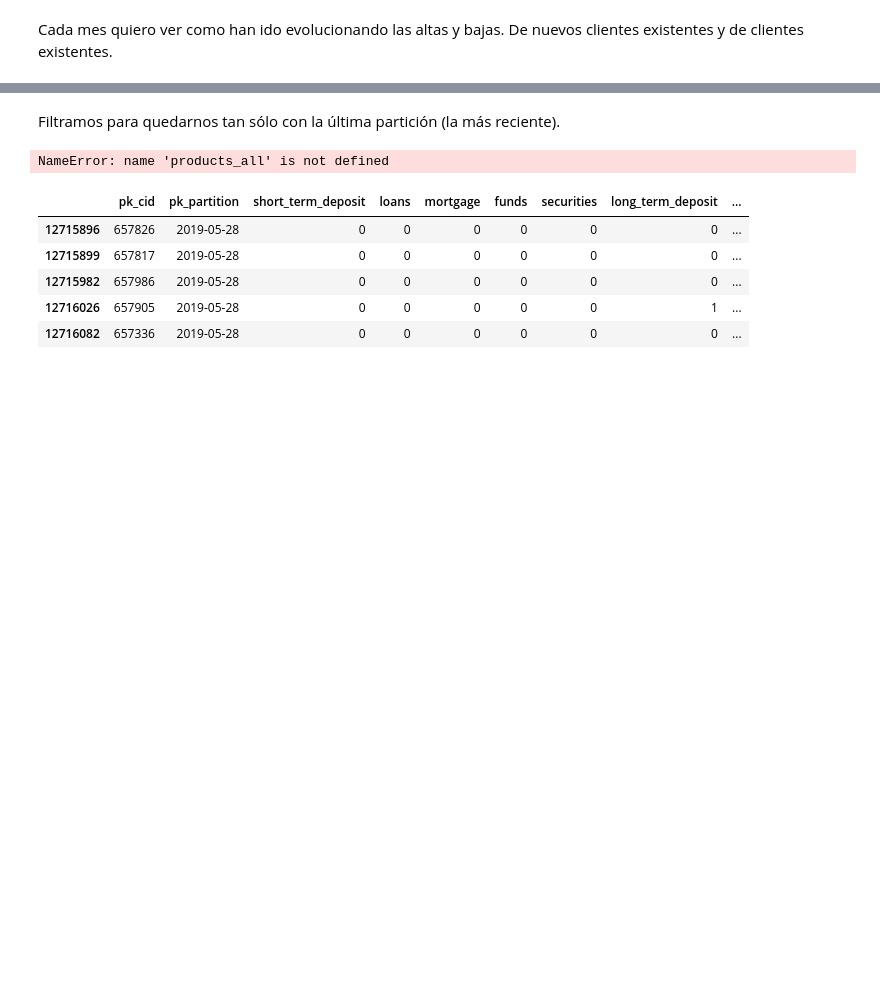
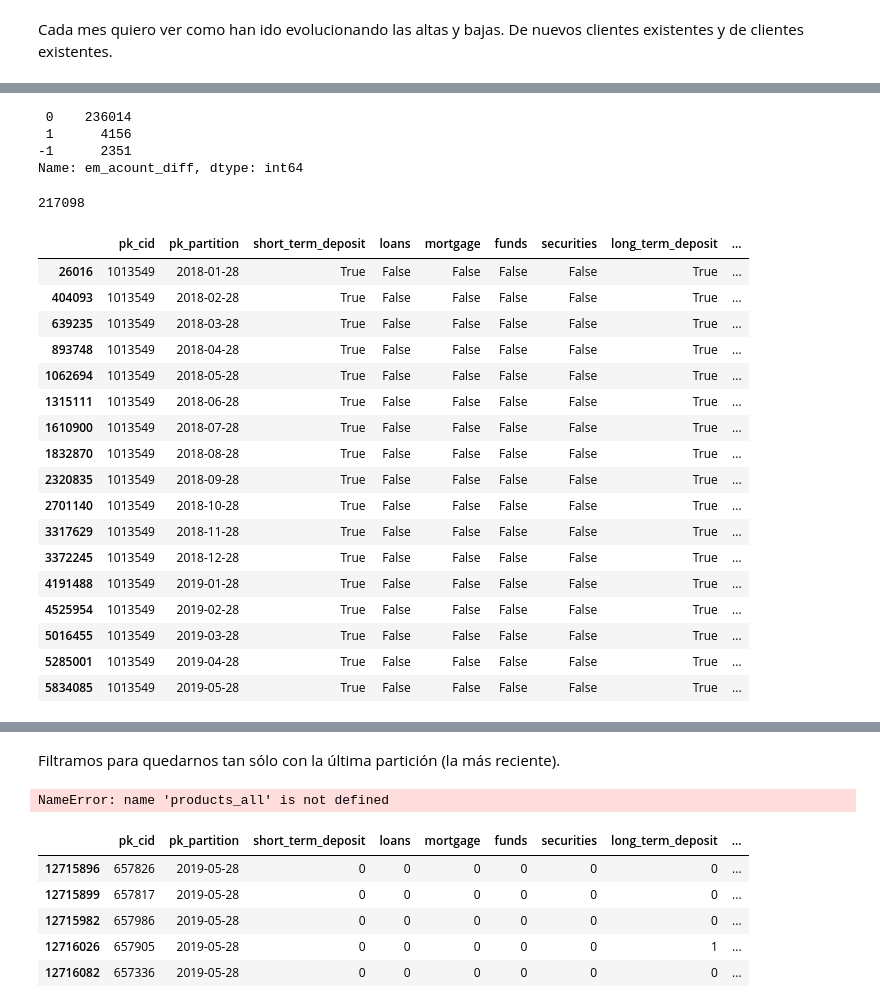
Before and after one commit to carlosperez1997/NDS_ProyectoFinal, a Jupyter notebook: eda_products.ipynb, the cells around one changed output, grey strips where cells are left out. Saved outputs shown, nothing was run; the diff lists cells and outputs as text; code cells hidden in the pictures; blank space fills up the shorter version.

```diff
--- a/eda_products.ipynb
+++ b/eda_products.ipynb
@@ -223,0 +394,34 @@ for prod in list_products:
+# %%
+two_partitions = ['2018-01-28', '2018-02-28']
+prod = "em_acount"
+up_down_clients (two_partitions, prod, products_sorted)
+# %% [output]
+ 0    236014
+ 1      4156
+-1      2351
+Name: em_acount_diff, dtype: int64
+# %%
+current_clients (two_partitions[1], prod, products_sorted)
+# %% [output]
+217098
+# %%
+products[ products['pk_cid'] == 1013549]
+# %% [output]
+|  | pk_cid | pk_partition | short_term_deposit | loans | mortgage | funds | securities | long_term_deposit | ... |
+| 26016 | 1013549 | 2018-01-28 | True | False | False | False | False | True | ... |
+| 404093 | 1013549 | 2018-02-28 | True | False | False | False | False | True | ... |
+| 639235 | 1013549 | 2018-03-28 | True | False | False | False | False | True | ... |
+| 893748 | 1013549 | 2018-04-28 | True | False | False | False | False | True | ... |
+| 1062694 | 1013549 | 2018-05-28 | True | False | False | False | False | True | ... |
+| 1315111 | 1013549 | 2018-06-28 | True | False | False | False | False | True | ... |
+| 1610900 | 1013549 | 2018-07-28 | True | False | False | False | False | True | ... |
+| 1832870 | 1013549 | 2018-08-28 | True | False | False | False | False | True | ... |
+| 2320835 | 1013549 | 2018-09-28 | True | False | False | False | False | True | ... |
+| 2701140 | 1013549 | 2018-10-28 | True | False | False | False | False | True | ... |
+| 3317629 | 1013549 | 2018-11-28 | True | False | False | False | False | True | ... |
+| 3372245 | 1013549 | 2018-12-28 | True | False | False | False | False | True | ... |
+| 4191488 | 1013549 | 2019-01-28 | True | False | False | False | False | True | ... |
+| 4525954 | 1013549 | 2019-02-28 | True | False | False | False | False | True | ... |
+| 5016455 | 1013549 | 2019-03-28 | True | False | False | False | False | True | ... |
+| 5285001 | 1013549 | 2019-04-28 | True | False | False | False | False | True | ... |
+| 5834085 | 1013549 | 2019-05-28 | True | False | False | False | False | True | ... |
```
Also changed, not shown: parts of 22 cells of this notebook.
